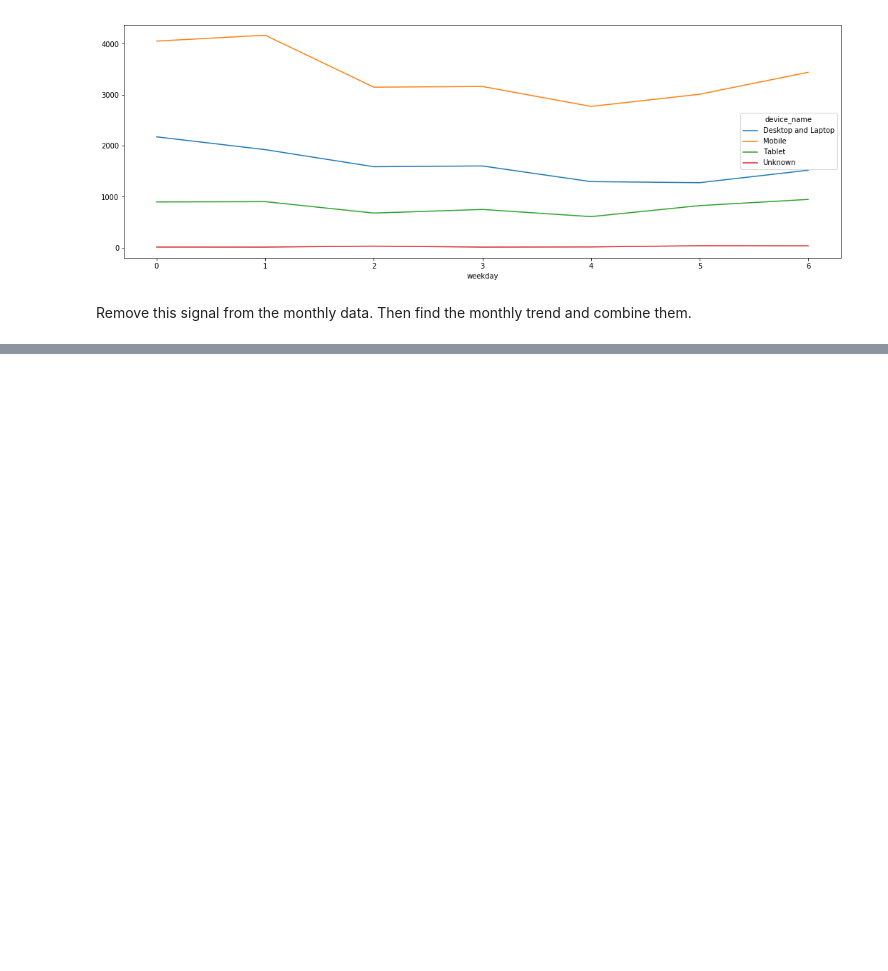
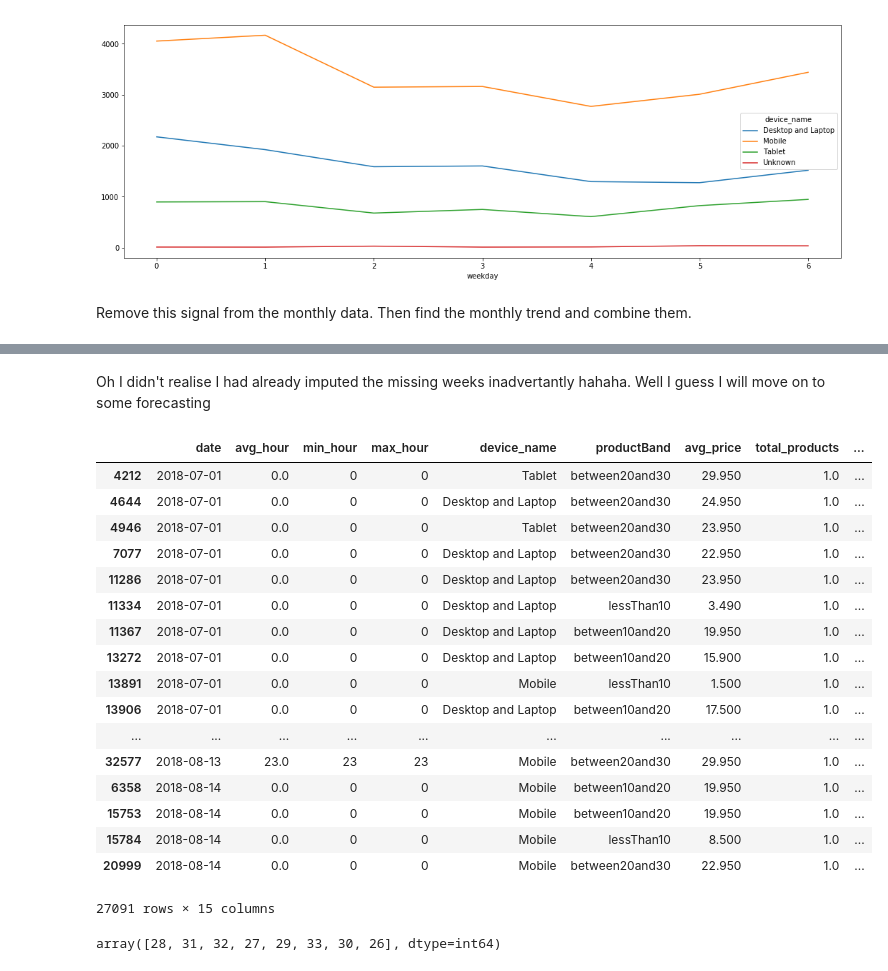
Before and after one commit to JoekingCooper/btakehometask, a Jupyter notebook: notebooks/Forecasting.ipynb, the cells around one changed output, grey strips where cells are left out. Saved outputs shown, nothing was run; the diff lists cells and outputs as text; code cells hidden in the pictures; blank space fills up the shorter version.

Commit message:
Additional forecasting

```diff
--- a/notebooks/Forecasting.ipynb
+++ b/notebooks/Forecasting.ipynb
@@ -66,0 +79,29 @@ Remove this signal from the monthly data. Then find the monthly trend and combin
+# %% [markdown]
+Oh I didn't realise I had already imputed the missing weeks inadvertantly hahaha. Well I guess I will move on to some forecasting
+# %%
+
+df_e['week_of_year']=df['date'].apply(lambda x:pd.to_datetime(x).isocalendar()[1])
+df_e.sort_values(['date','avg_hour'],ascending=[True,True])
+# %% [output]
+|  | date | avg_hour | min_hour | max_hour | device_name | productBand | avg_price | total_products | ... |
+| 4212 | 2018-07-01 | 0.0 | 0 | 0 | Tablet | between20and30 | 29.950 | 1.0 | ... |
+| 4644 | 2018-07-01 | 0.0 | 0 | 0 | Desktop and Laptop | between20and30 | 24.950 | 1.0 | ... |
+| 4946 | 2018-07-01 | 0.0 | 0 | 0 | Tablet | between20and30 | 23.950 | 1.0 | ... |
+| 7077 | 2018-07-01 | 0.0 | 0 | 0 | Desktop and Laptop | between20and30 | 22.950 | 1.0 | ... |
+| 11286 | 2018-07-01 | 0.0 | 0 | 0 | Desktop and Laptop | between20and30 | 23.950 | 1.0 | ... |
+| 11334 | 2018-07-01 | 0.0 | 0 | 0 | Desktop and Laptop | lessThan10 | 3.490 | 1.0 | ... |
+| 11367 | 2018-07-01 | 0.0 | 0 | 0 | Desktop and Laptop | between10and20 | 19.950 | 1.0 | ... |
+| 13272 | 2018-07-01 | 0.0 | 0 | 0 | Desktop and Laptop | between10and20 | 15.900 | 1.0 | ... |
+| 13891 | 2018-07-01 | 0.0 | 0 | 0 | Mobile | lessThan10 | 1.500 | 1.0 | ... |
+| 13906 | 2018-07-01 | 0.0 | 0 | 0 | Desktop and Laptop | between10and20 | 17.500 | 1.0 | ... |
+| ... | ... | ... | ... | ... | ... | ... | ... | ... | ... |
+| 32577 | 2018-08-13 | 23.0 | 23 | 23 | Mobile | between20and30 | 29.950 | 1.0 | ... |
+| 6358 | 2018-08-14 | 0.0 | 0 | 0 | Mobile | between10and20 | 19.950 | 1.0 | ... |
+| 15753 | 2018-08-14 | 0.0 | 0 | 0 | Mobile | between10and20 | 19.950 | 1.0 | ... |
+| 15784 | 2018-08-14 | 0.0 | 0 | 0 | Mobile | lessThan10 | 8.500 | 1.0 | ... |
+| 20999 | 2018-08-14 | 0.0 | 0 | 0 | Mobile | between20and30 | 22.950 | 1.0 | ... |
+27091 rows × 15 columns
+# %%
+df_e['week_of_year'].unique()
+# %% [output]
+array([28, 31, 32, 27, 29, 33, 30, 26], dtype=int64)
```
Also changed, not shown: parts of 25 cells of this notebook.
